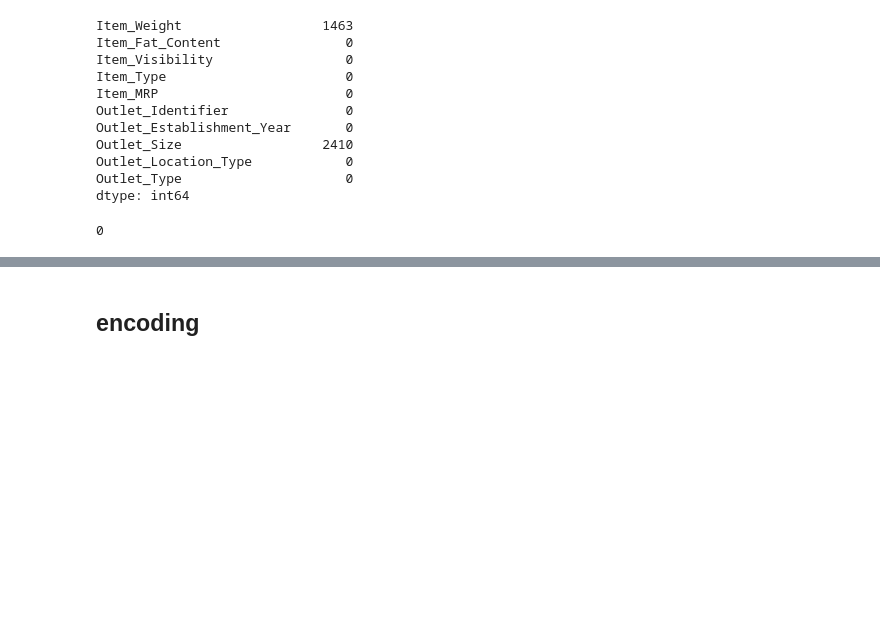
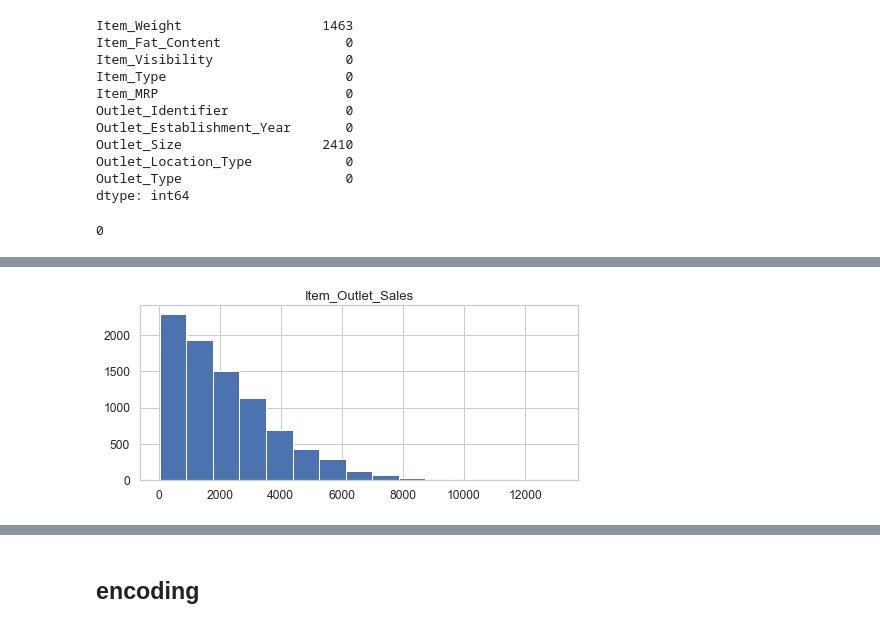
Before and after one commit to Technocolabs100/Product-Sales-Outlet-at-BigMart-Datawarehouse, a Jupyter notebook: Product Sales Outlet At BigMart Datawarehouse.ipynb, the cells around one changed output, grey strips where cells are left out. Drawn from its saved outputs; the diff is of its cells as text; code cells hidden in the pictures; blank space fills up the shorter version.

```diff
--- a/Product Sales Outlet At BigMart Datawarehouse.ipynb
+++ b/Product Sales Outlet At BigMart Datawarehouse.ipynb
@@ -91,3 +168,9 @@ X.loc[REG, "Item_Weight"]= X.loc[REG, "Item_Weight"].fillna(X.loc[REG, "Item_Wei
+# %%
+pd.DataFrame(y).hist(bins=15, figsize=(7, 3))
+plt.title('Item_Outlet_Sales')
+plt.show()
+# %% [output]
+[figure, added]
 # %%
 plt.boxplot(y)
 plt.show()
```
Also changed, not shown: parts of 23 cells of this notebook.
